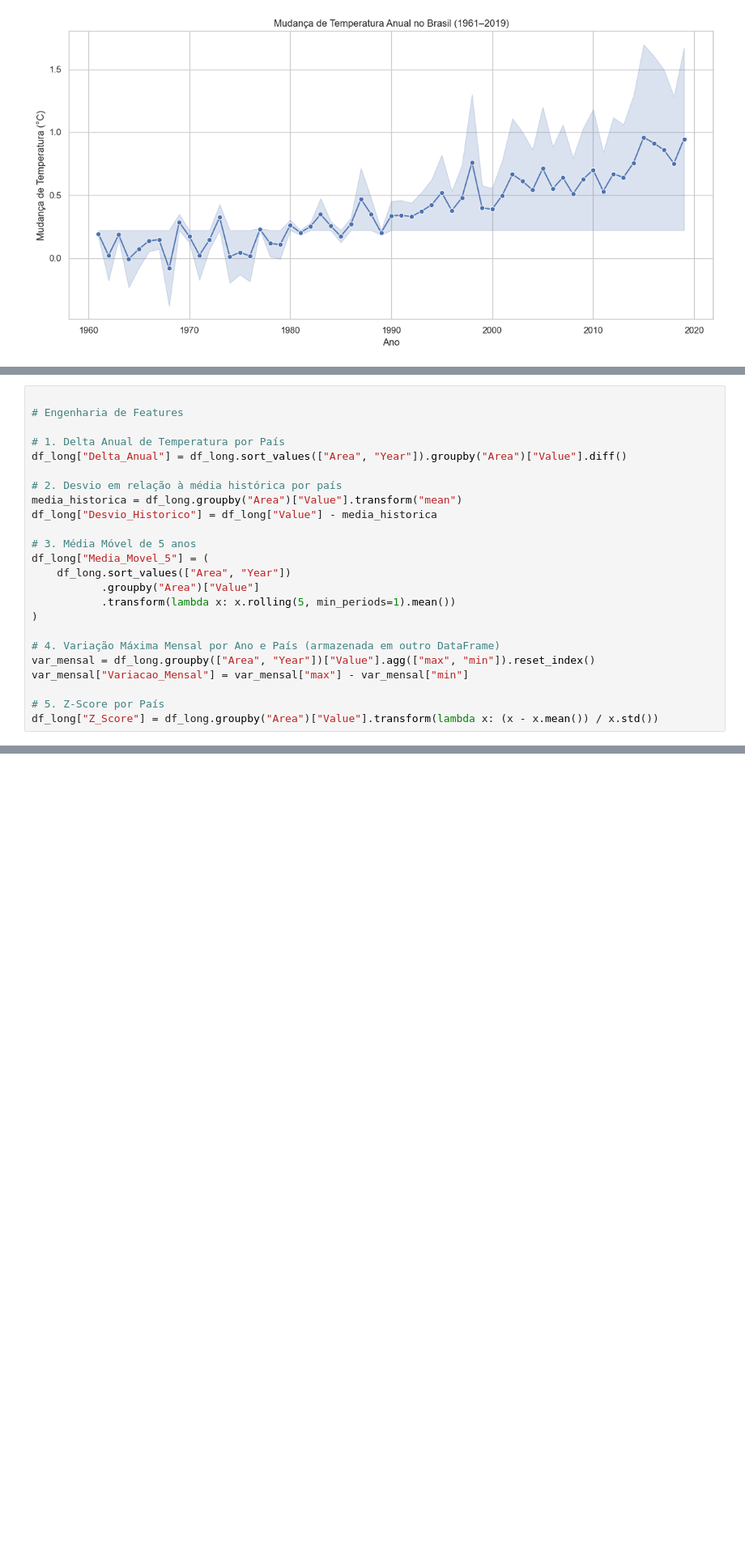
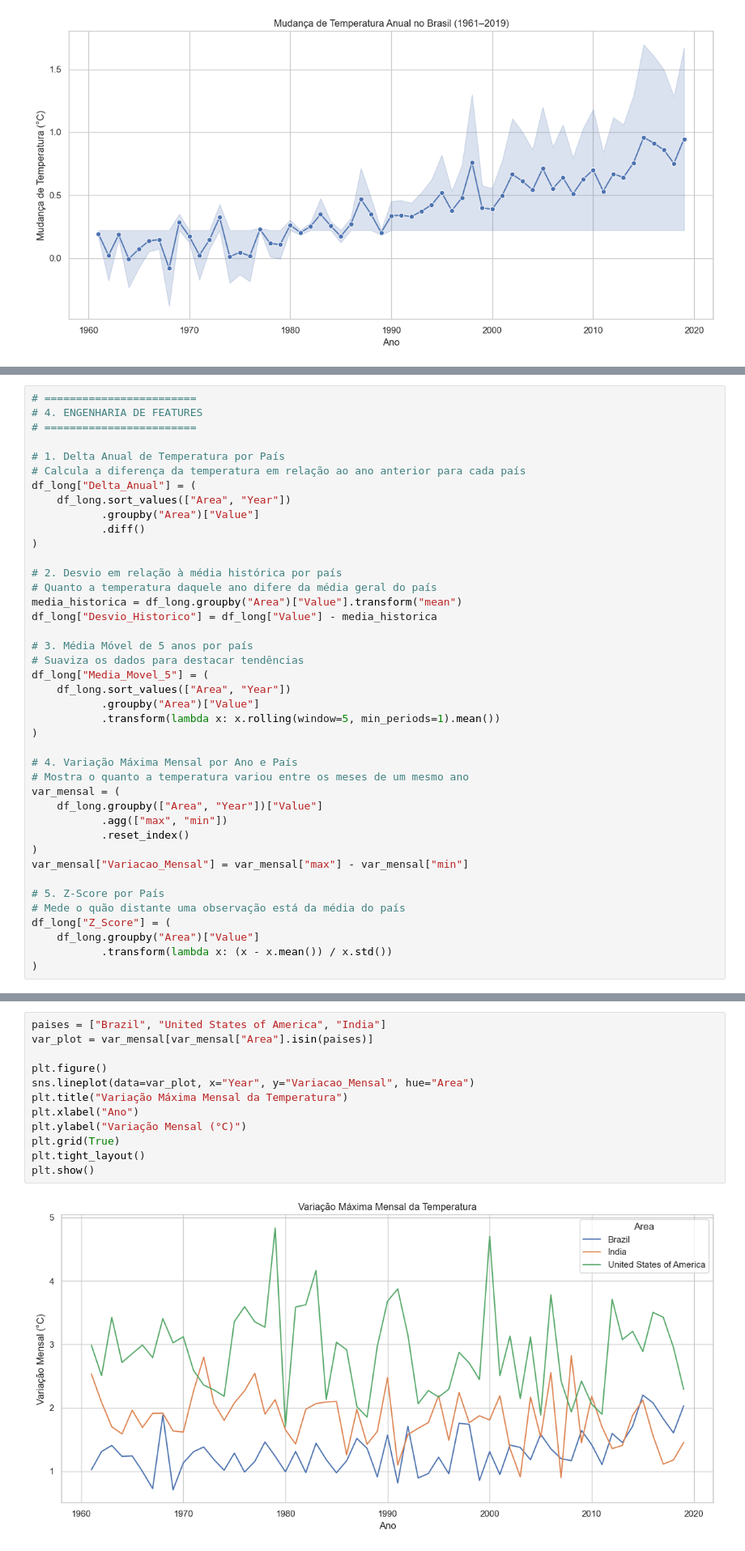
Before and after one commit to xXeverton/Introducao-ciencia-de-dados, a Jupyter notebook: notebooks/exploracao_dados.ipynb, the cells around one changed output, grey strips where cells are left out. Shown at 81% size. Cells and saved outputs as stored; diff of their text form; blank space fills up the shorter version.

Commit message:
update exploracao de dados

```diff
--- a/notebooks/exploracao_dados.ipynb
+++ b/notebooks/exploracao_dados.ipynb
@@ -96,24 +123,41 @@ plt.show()
 # %%
-
-# Engenharia de Features
+# ========================
+# 4. ENGENHARIA DE FEATURES
+# ========================
 
 # 1. Delta Anual de Temperatura por País
-df_long["Delta_Anual"] = df_long.sort_values(["Area", "Year"]).groupby("Area")["Value"].diff()
+# Calcula a diferença da temperatura em relação ao ano anterior para cada país
+df_long["Delta_Anual"] = (
+    df_long.sort_values(["Area", "Year"])
+           .groupby("Area")["Value"]
+           .diff()
+)
 
 # 2. Desvio em relação à média histórica por país
+# Quanto a temperatura daquele ano difere da média geral do país
 media_historica = df_long.groupby("Area")["Value"].transform("mean")
 df_long["Desvio_Historico"] = df_long["Value"] - media_historica
 
-# 3. Média Móvel de 5 anos
+# 3. Média Móvel de 5 anos por país
+# Suaviza os dados para destacar tendências
 df_long["Media_Movel_5"] = (
     df_long.sort_values(["Area", "Year"])
            .groupby("Area")["Value"]
-           .transform(lambda x: x.rolling(5, min_periods=1).mean())
+           .transform(lambda x: x.rolling(window=5, min_periods=1).mean())
 )
 
-# 4. Variação Máxima Mensal por Ano e País (armazenada em outro DataFrame)
-var_mensal = df_long.groupby(["Area", "Year"])["Value"].agg(["max", "min"]).reset_index()
+# 4. Variação Máxima Mensal por Ano e País
+# Mostra o quanto a temperatura variou entre os meses de um mesmo ano
+var_mensal = (
+    df_long.groupby(["Area", "Year"])["Value"]
+           .agg(["max", "min"])
+           .reset_index()
+)
 var_mensal["Variacao_Mensal"] = var_mensal["max"] - var_mensal["min"]
 
 # 5. Z-Score por País
-df_long["Z_Score"] = df_long.groupby("Area")["Value"].transform(lambda x: (x - x.mean()) / x.std())
+# Mede o quão distante uma observação está da média do país
+df_long["Z_Score"] = (
+    df_long.groupby("Area")["Value"]
+           .transform(lambda x: (x - x.mean()) / x.std())
+)
@@ -119,0 +221,14 @@ df_long["Z_Score"] = df_long.groupby("Area")["Value"].transform(lambda x: (x - x
+# %%
+paises = ["Brazil", "United States of America", "India"]
+var_plot = var_mensal[var_mensal["Area"].isin(paises)]
+
+plt.figure()
+sns.lineplot(data=var_plot, x="Year", y="Variacao_Mensal", hue="Area")
+plt.title("Variação Máxima Mensal da Temperatura")
+plt.xlabel("Ano")
+plt.ylabel("Variação Mensal (°C)")
+plt.grid(True)
+plt.tight_layout()
+plt.show()
+# %% [output]
+[figure, added]
```
Also changed, not shown: parts of 12 cells of this notebook.
